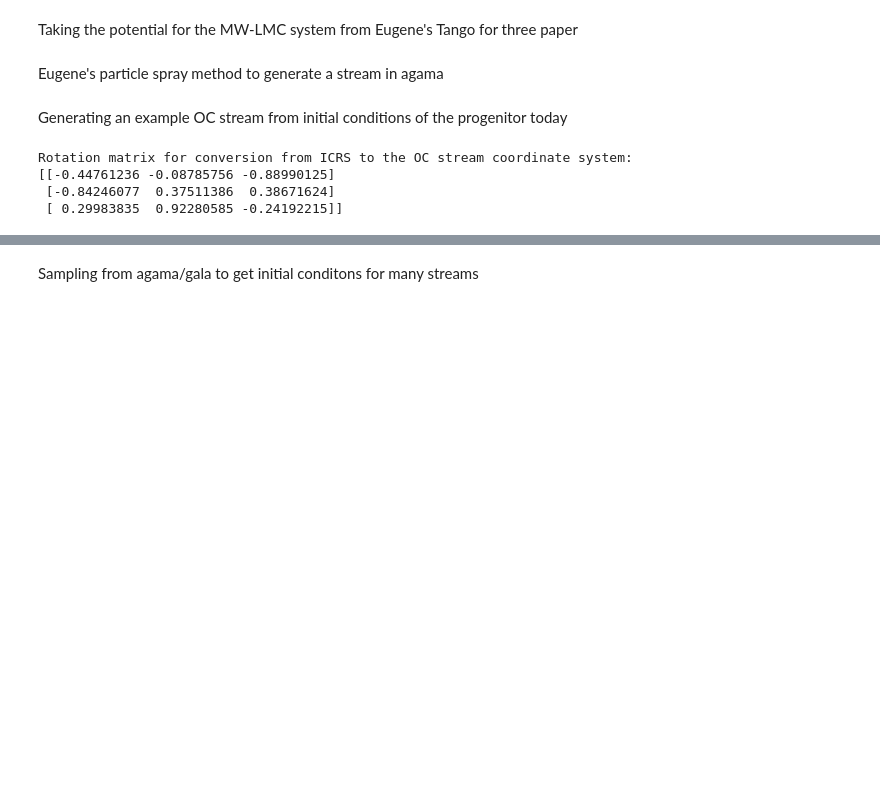
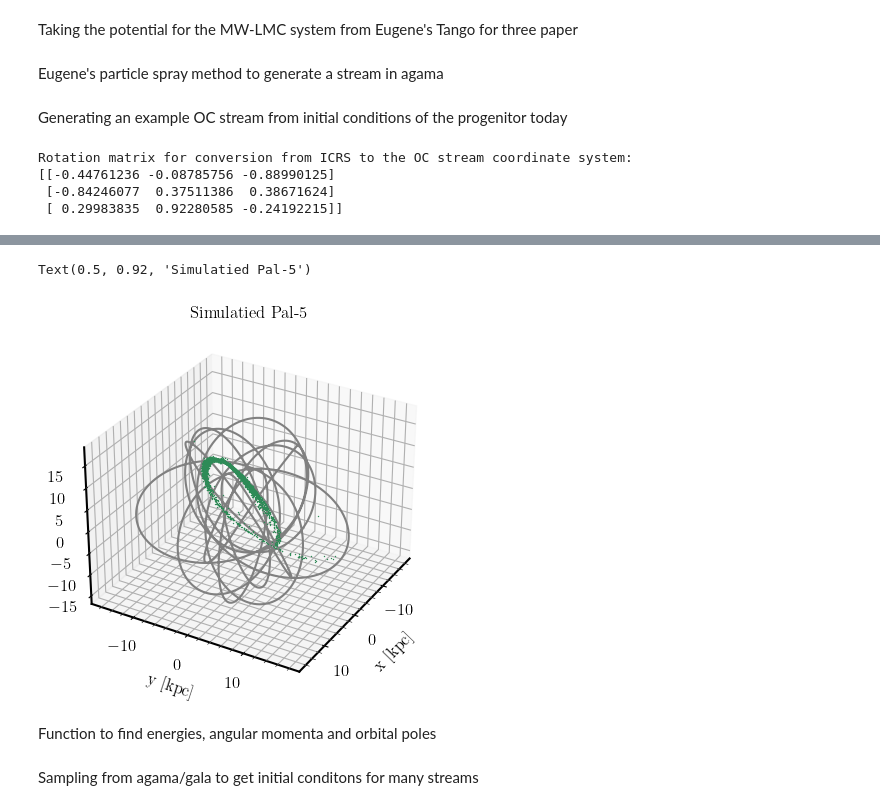
Before and after one commit to dc-broo3/oceanus, a Jupyter notebook: analysis/agama-streams.ipynb, the cells around one changed output, grey strips where cells are left out. Saved outputs shown, nothing was run; the diff lists cells and outputs as text; code cells hidden in the pictures; blank space fills up the shorter version.

```diff
--- a/analysis/agama-streams.ipynb
+++ b/analysis/agama-streams.ipynb
@@ -213,0 +186,12 @@ ax.view_init(azim = 60, elev =30) #azim,: -60, 60
+# %%
+icrs_pal5  = SkyCoord(ra=229*u.deg,
+         dec= -0.124*u.deg,
+         radial_velocity=-58.7*u.km/u.s,
+         distance=22.9*u.kpc,
+         pm_ra_cosdec=-2.296*u.mas/u.yr,
+         pm_dec= -2.257*u.mas/u.yr,
+        frame='icrs', )
+
+galcen_pal5 = icrs_pal5.transform_to('galactocentric')
+galcen_pal5 = np.array([galcen_pal5.x.value, galcen_pal5.y.value, galcen_pal5.z.value,
+         galcen_pal5.v_x.value, galcen_pal5.v_y.value, galcen_pal5.v_z.value])
@@ -213,0 +213,18 @@ ax.view_init(azim = 60, elev =30) #azim,: -60, 60
+# %%
+fig = plt.figure()
+ax = fig.add_subplot(111, projection='3d')
+plt.plot(orbit_sat[:,0], orbit_sat[:,1], orbit_sat[:,2], c='grey')
+plt.plot(xv_stream[:,0], xv_stream[:,1], xv_stream[:,2], 'o', ms=1, mew=0, c='seagreen')
+
+ax.set_xlabel('x [kpc]')
+ax.set_ylabel('y [kpc]')
+ax.set_zlabel('z [kpc]')
+
+ax.view_init(azim = 30, elev =30) #azim,: -60, 60
+
+plt.title('Simulatied Pal-5')
+# %% [output]
+Text(0.5, 0.92, 'Simulatied Pal-5')
+[figure, added]
+# %% [markdown]
+Function to find energies, angular momenta and orbital poles
```
Also changed, not shown: parts of 26 cells of this notebook, 1 other file.
